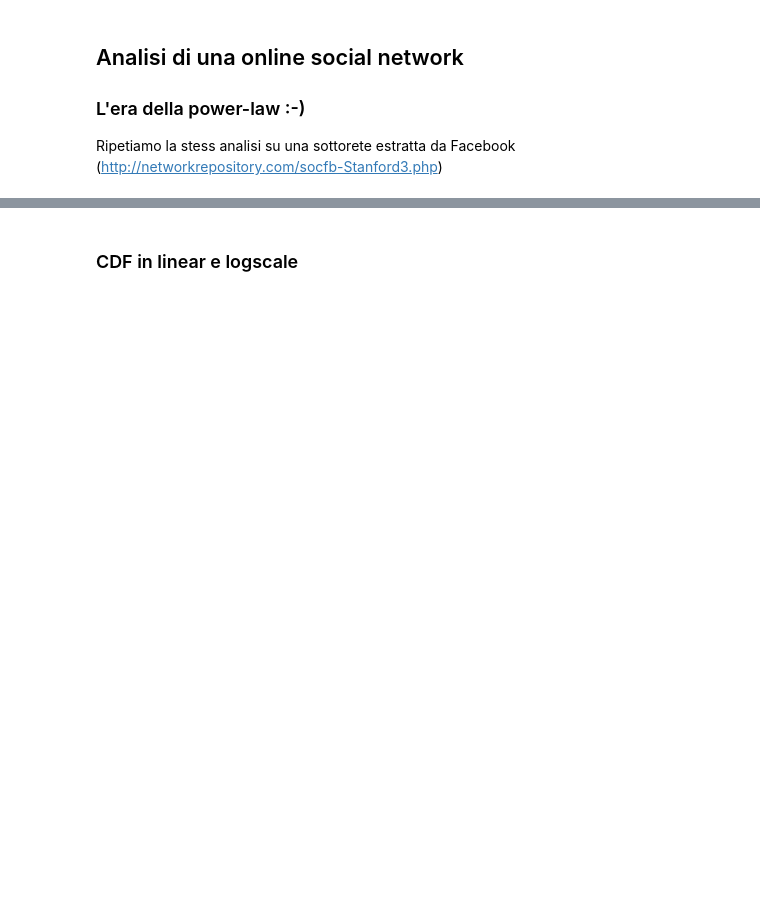
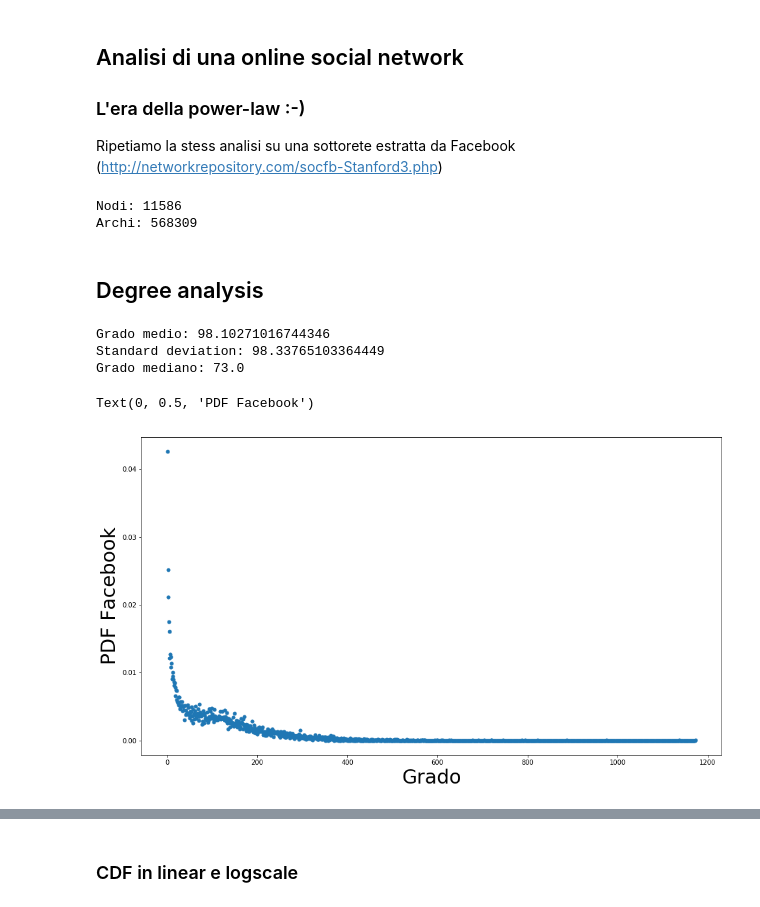
Before and after one commit to matzigno/SocialMediaMining2019, a Jupyter notebook: NetworkX.ipynb, the cells around one changed output, grey strips where cells are left out. Drawn from its saved outputs; the diff is of its cells as text; code cells hidden in the pictures; blank space fills up the shorter version.

```diff
--- a/NetworkX.ipynb
+++ b/NetworkX.ipynb
@@ -739,0 +771,38 @@ Ripetiamo la stess analisi su una sottorete estratta da Facebook (http://network
+# %%
+with open('data/socfb-Stanford3.mtx') as f:
+    f.readline()
+    f.readline()
+    for line in f:
+        a, b = line.strip().split()
+        FB_non_orientato.add_edge(int(a),int(b))
+# %%
+print('Nodi: {}'.format(FB_non_orientato.order()))
+print('Archi: {}'.format(FB_non_orientato.size()))
+# %% [output]
+Nodi: 11586
+Archi: 568309
+# %% [markdown]
+## Degree analysis
+# %%
+FB_degree = list(dict(FB_non_orientato.degree()).values())
+# %%
+print('Grado medio: {}'.format(np.mean(FB_degree)))
+print('Standard deviation: {}'.format(np.std(FB_degree)))
+print('Grado mediano: {}'.format(np.median(FB_degree)))
+# %% [output]
+Grado medio: 98.10271016744346
+Standard deviation: 98.33765103364449
+Grado mediano: 73.0
+# %%
+count_FB, bins_FB = np.histogram(FB_degree,bins=np.arange(np.min(FB_degree),np.max(FB_degree)+2))
+# %%
+pdf_FB = count_FB / (FB_non_orientato.order())
+# %%
+fig_pdf_fb = plt.figure(figsize=(16,9))
+assi = fig_pdf_fb.gca()
+assi.plot(bins_FB[:-1], pdf_FB, marker = 'o', linestyle='None', ms = 5)
+assi.set_xlabel('Grado',size=30)
+assi.set_ylabel('PDF Facebook', size = 30)
+# %% [output]
+Text(0, 0.5, 'PDF Facebook')
+[figure, added]
```
Also changed, not shown: parts of 70 cells of this notebook.
